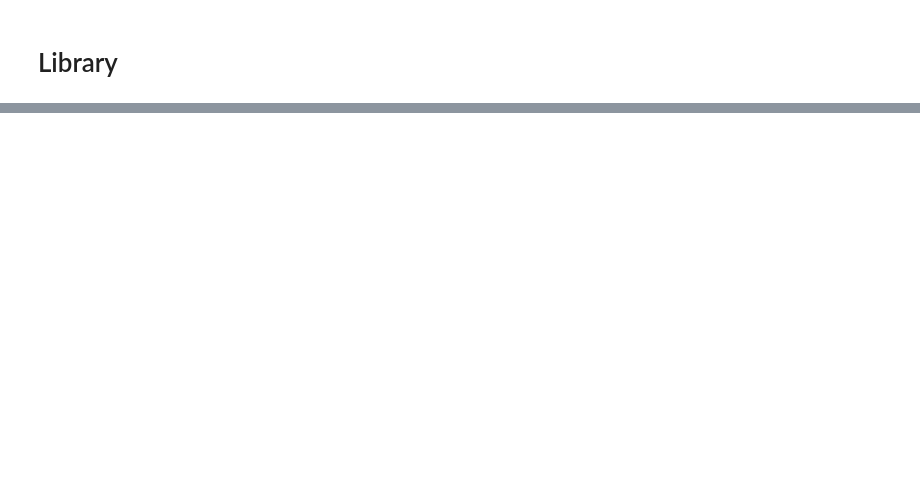
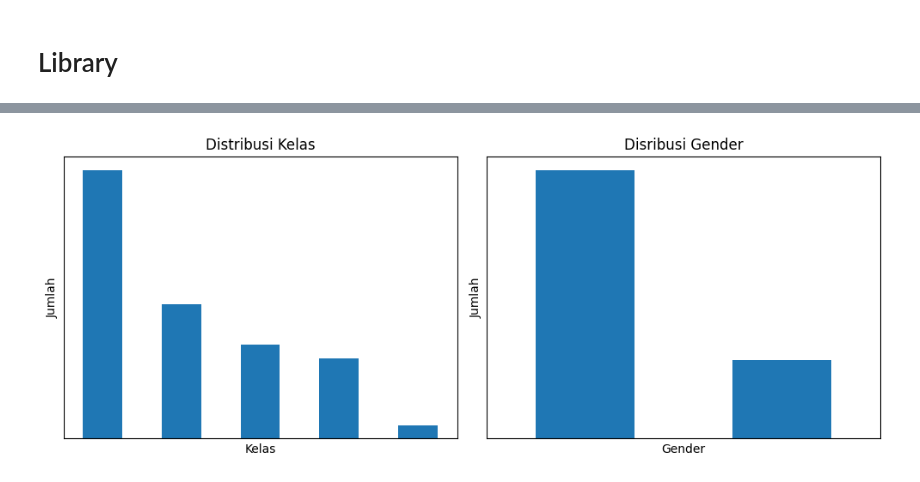
Before and after one commit to williamuntung/Pengaruh-Efikasi-Diri-Terhadap-Tingkat-Stress-Periode-UTS-Data-Science-B28, a Jupyter notebook: modeling.ipynb, the cells around one changed output, grey strips where cells are left out. Saved outputs shown, nothing was run; the diff lists cells and outputs as text; code cells hidden in the pictures; blank space fills up the shorter version.

```diff
--- a/modeling.ipynb
+++ b/modeling.ipynb
@@ -91,0 +92,21 @@ df_final.head()
+# %%
+fig, ax = plt.subplots(1, 2, figsize=(10, 4))
+
+df['Kelas'].value_counts().plot(kind = 'bar', ax = ax[0])
+ax[0].set_title('Distribusi Kelas')
+ax[0].set_xlabel('Kelas')
+ax[0].set_ylabel('Jumlah')
+ax[0].set_xticks([])
+ax[0].set_yticks([])
+
+df['Gender'].value_counts().plot(kind = 'bar', ax = ax[1])
+ax[1].set_xlabel('Gender')
+ax[1].set_title('Disribusi Gender')
+ax[1].set_ylabel('Jumlah')
+ax[1].set_xticks([])
+ax[1].set_yticks([])
+
+plt.tight_layout()
+plt.show()
+# %% [output]
+[figure, added]
```
Also changed, not shown: parts of 37 cells of this notebook.
